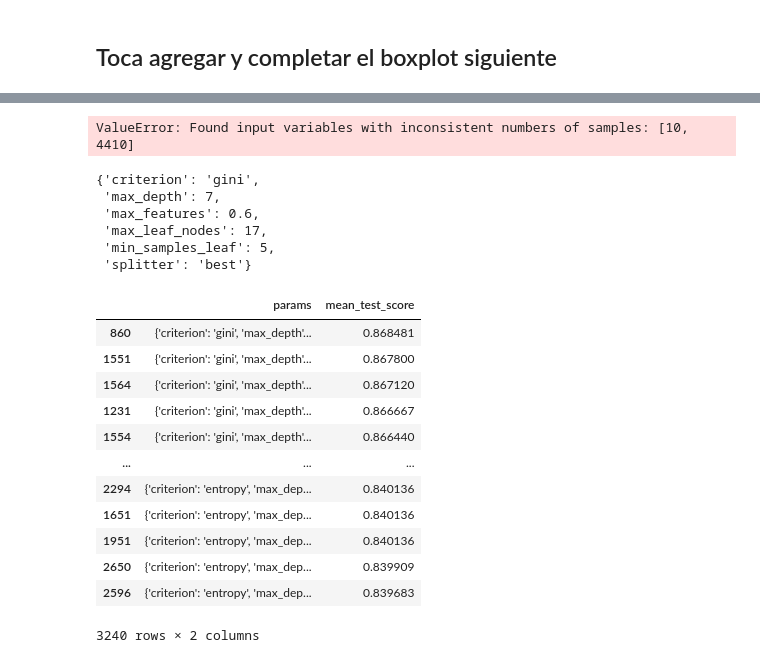
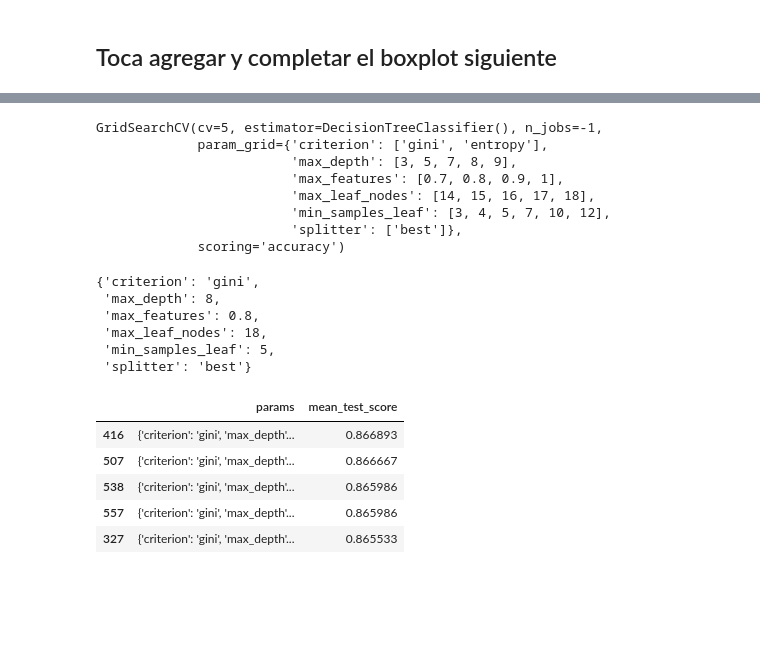
Before and after one commit to jsebastianzm/HR_T1_Analitica, a Jupyter notebook: d_seleccion_de_variables.ipynb, the cells around one changed output, grey strips where cells are left out. Drawn from its saved outputs; the diff is of its cells as text; code cells hidden in the pictures; blank space fills up the shorter version.

```diff
--- a/d_seleccion_de_variables.ipynb
+++ b/d_seleccion_de_variables.ipynb
@@ -178,43 +178,43 @@ gradient_boosting    0.432156
 dtype: float64
 # %%
 param_grid = {'max_depth': [3,5,7,8,9],# Maxima profundidad
-              'max_features': [0.3,0.4,0.5,0.6,0.7,0.8],# Maximo de caracteristicas a usar
-              'max_leaf_nodes': [9,10,11,12,13,14,15,16,17],#Maximo de nodos
+              'max_features': [0.7,0.8,0.9,1],# Maximo de caracteristicas a usar
+              'max_leaf_nodes': [14,15,16,17,18],#Maximo de nodos
               'min_samples_leaf': [3,4,5,7,10,12],#Minimo de muestras para los nodos hoja
               'criterion': ['gini', 'entropy'],#Medir la cantidad de división.
               'splitter': ['best']}#Estrategia para dividir cada nodo
 # %%
 grid_search = GridSearchCV(m_rtree, param_grid, scoring='accuracy', cv=5, n_jobs=-1)
-grid_search.fit(F1_mod, y)
+grid_search.fit(X_mod, y)
 # %% [output]
-ValueError: Found input variables with inconsistent numbers of samples: [10, 4410]
+GridSearchCV(cv=5, estimator=DecisionTreeClassifier(), n_jobs=-1,
+             param_grid={'criterion': ['gini', 'entropy'],
+                         'max_depth': [3, 5, 7, 8, 9],
+                         'max_features': [0.7, 0.8, 0.9, 1],
+                         'max_leaf_nodes': [14, 15, 16, 17, 18],
+                         'min_samples_leaf': [3, 4, 5, 7, 10, 12],
+                         'splitter': ['best']},
+             scoring='accuracy')
 # %%
 resultados = grid_search.cv_results_
 # %%
 grid_search.best_params_
 # %% [output]
 {'criterion': 'gini',
- 'max_depth': 7,
- 'max_features': 0.6,
- 'max_leaf_nodes': 17,
+ 'max_depth': 8,
+ 'max_features': 0.8,
+ 'max_leaf_nodes': 18,
  'min_samples_leaf': 5,
  'splitter': 'best'}
 # %%
 pd.set_option('display.max_colwidth', 100)
 pd_resultados = pd.DataFrame(resultados)
-pd_resultados[["params","mean_test_score"]].sort_values(by="mean_test_score", ascending=False)
+pd_resultados[["params","mean_test_score"]].sort_values(by="mean_test_score", ascending=False).head()
 # %% [output]
 |  | params | mean_test_score |
-| 860 | {'criterion': 'gini', 'max_depth'... | 0.868481 |
-| 1551 | {'criterion': 'gini', 'max_depth'... | 0.867800 |
-| 1564 | {'criterion': 'gini', 'max_depth'... | 0.867120 |
-| 1231 | {'criterion': 'gini', 'max_depth'... | 0.866667 |
-| 1554 | {'criterion': 'gini', 'max_depth'... | 0.866440 |
-| ... | ... | ... |
-| 2294 | {'criterion': 'entropy', 'max_dep... | 0.840136 |
-| 1651 | {'criterion': 'entropy', 'max_dep... | 0.840136 |
-| 1951 | {'criterion': 'entropy', 'max_dep... | 0.840136 |
-| 2650 | {'criterion': 'entropy', 'max_dep... | 0.839909 |
-| 2596 | {'criterion': 'entropy', 'max_dep... | 0.839683 |
+| 416 | {'criterion': 'gini', 'max_depth'... | 0.866893 |
+| 507 | {'criterion': 'gini', 'max_depth'... | 0.866667 |
+| 538 | {'criterion': 'gini', 'max_depth'... | 0.865986 |
+| 557 | {'criterion': 'gini', 'max_depth'... | 0.865986 |
+| 327 | {'criterion': 'gini', 'max_depth'... | 0.865533 |
-3240 rows × 2 columns
 # %%
```
Also changed, not shown: parts of 10 cells of this notebook.
